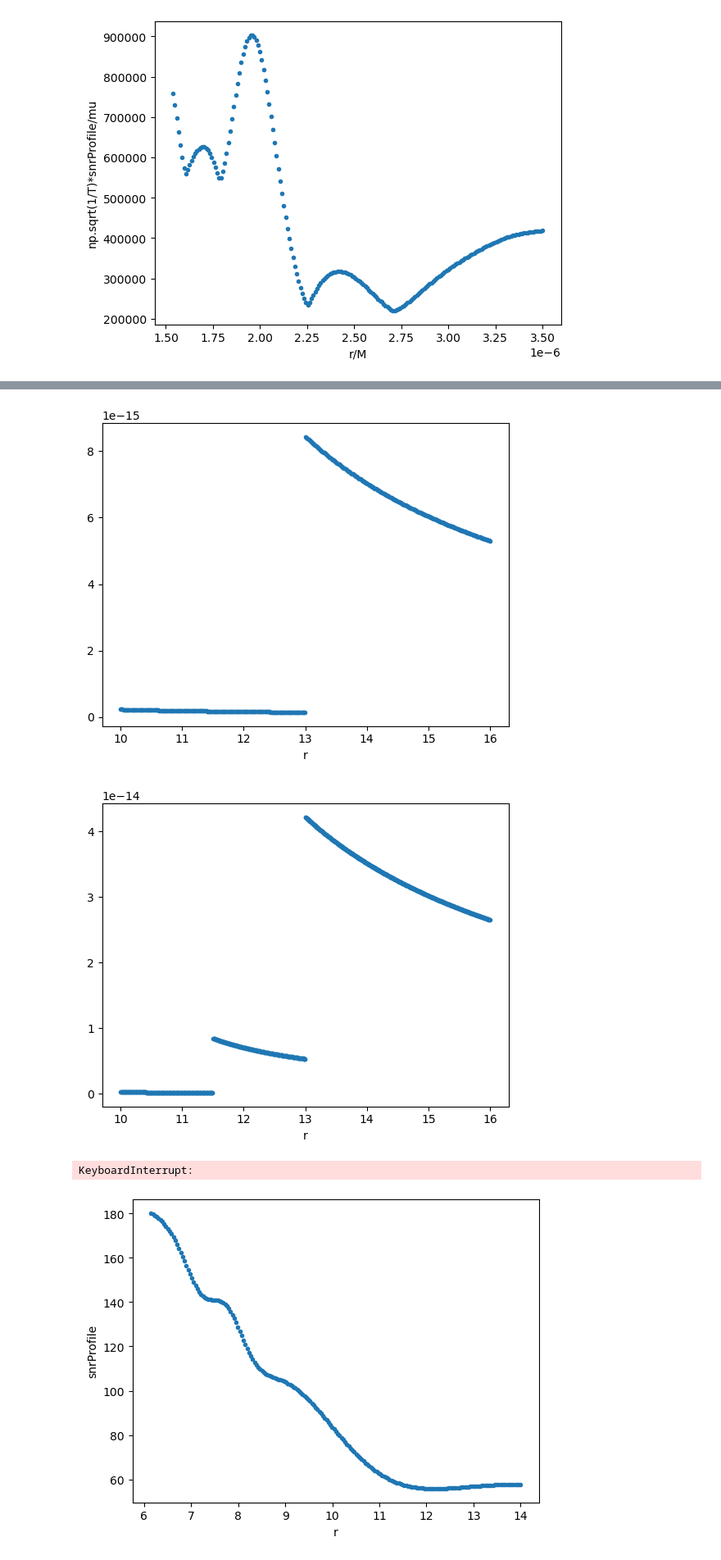
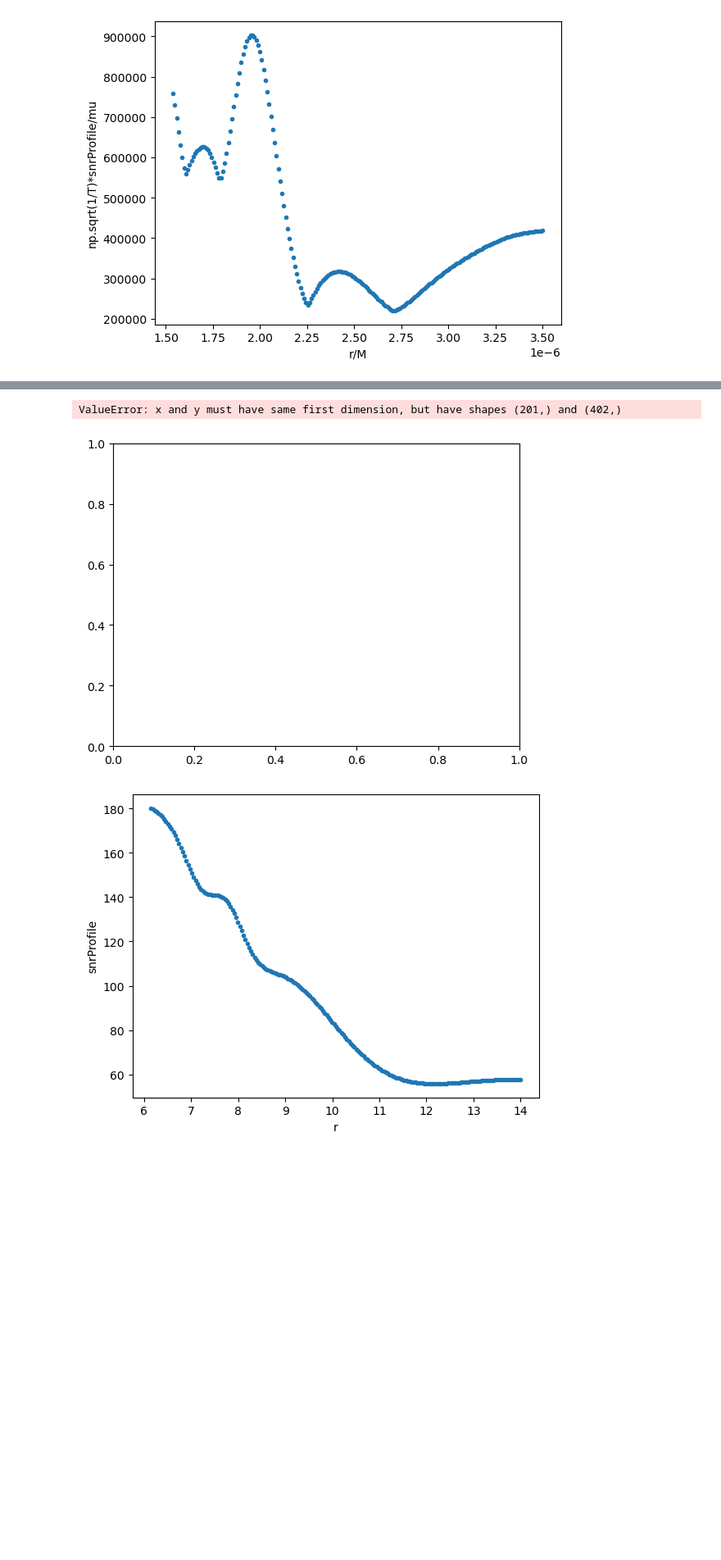
Before and after one commit to smmasruk/M1_Intership, a Jupyter notebook: From_eric/test_notebook1-checkpoint-checkpoint.ipynb, the cells around one changed output, grey strips where cells are left out. Shown: that part at 82% size. Drawn from its saved outputs; the diff is of its cells as text; code cells hidden in the pictures; blank space fills up the shorter version.

```diff
--- a/From_eric/test_notebook1-checkpoint-checkpoint.ipynb
+++ b/From_eric/test_notebook1-checkpoint-checkpoint.ipynb
@@ -30,7 +30,7 @@ from few.utils.constants import *
 from few.summation.aakwave import AAKSummation
 from few.waveform import Pn5AAKWaveform, AAKWaveformBase
 # %%
-use_gpu = False
+use_gpu = True
 
 # keyword arguments for inspiral generator (RunSchwarzEccFluxInspiral)
 inspiral_kwargs={
@@ -444,4 +415,4 @@ plt.show()
 # %% [output]
 [figure]
 # %%
-wave = few(M, mu, p0,dist=0.0000004, e0, theta, phi, dt=dt, T=2000/(365.25*24*3600))
+wave = few(M, mu, p0, e0, theta, phi, dt=dt, T=2000/(365.25*24*3600))
@@ -560,7 +527,7 @@ dt = 15
 T=2000/(365.25*24*3600)
 # create a loop for p0 in the range of 6 to 14
 # for T in 1/365 0.1,0.5,1 make a loop
-for L in [1/365,0.1,0.5,1]:
+for L in [1/365,0.1,0.2]:
     for p0 in r:
         # wave = few(M, mu, p0, e0, theta, phi, dt=dt, T=2000/(365.25*24*3600))
         wave = few(M, mu, p0, e0, theta, phi,dist=dist1, dt=dt, T=L)
@@ -581,13 +548,15 @@ for L in [1/365,0.1,0.5,1]:
         sum_power = np.sqrt(np.sum(power_spectrum1))
         # store it in snrProfile
         snrProfile.append(sum_power)
+        # now i want these three snrProfile in a single plot
+    snrp=np.array(cupy.array(snrProfile).get())
     plt.figure()
-    r = np.linspace(10, 16, len(snrProfile))
-    plt.plot(r, snrProfile, '.')
-    plt.xlabel('r')
-    # plt.ylabel('T)
-    # title the plot as T= value of T yars
+    plt.plot(r, snrp, '.')
+    plt.xlabel('r/M')
+    plt.ylabel('snrProfile')
     plt.show()
 
+
+
 # plot the snrProfile vs r
 # %% [output]
@@ -595,6 +564,5 @@ for L in [1/365,0.1,0.5,1]:
+ValueError: x and y must have same first dimension, but have shapes (201,) and (402,)
-[figure, old version]
+[figure, new version]
-[figure, removed]
-KeyboardInterrupt:
 # %%
 # make an np arrary r=6 to 14 WITH 201 points
 r = np.linspace(6.15, 14, 201)
```
Also changed, not shown: parts of 25 cells of this notebook, 33 other files.
